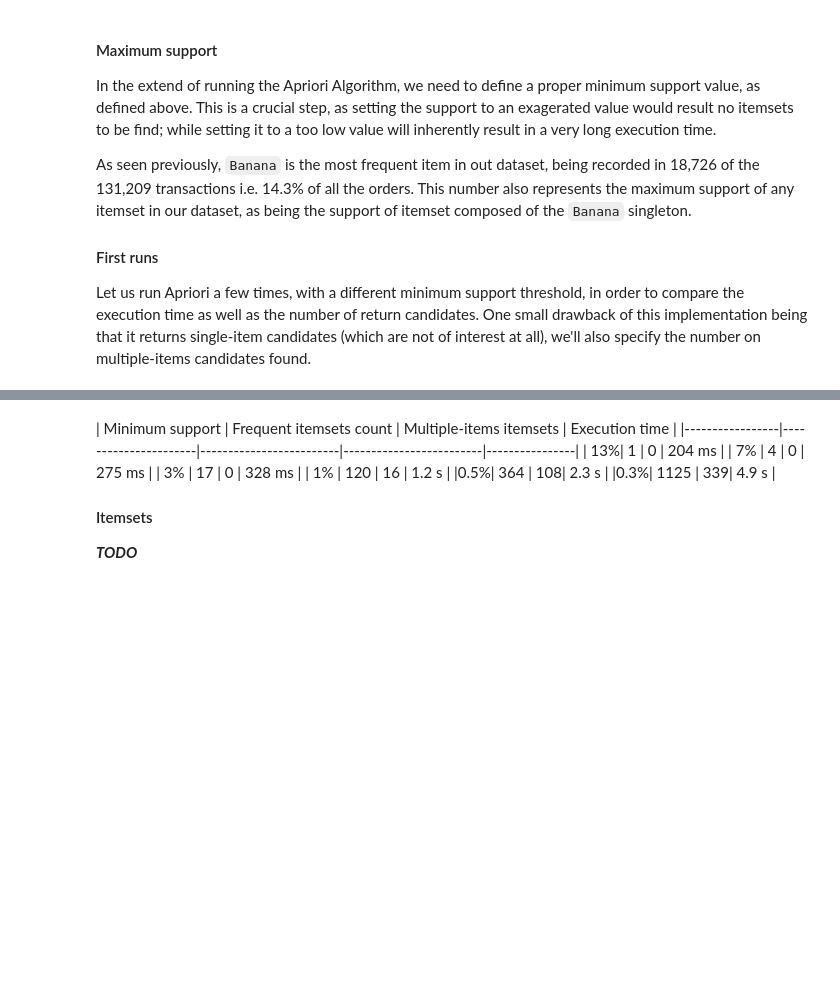
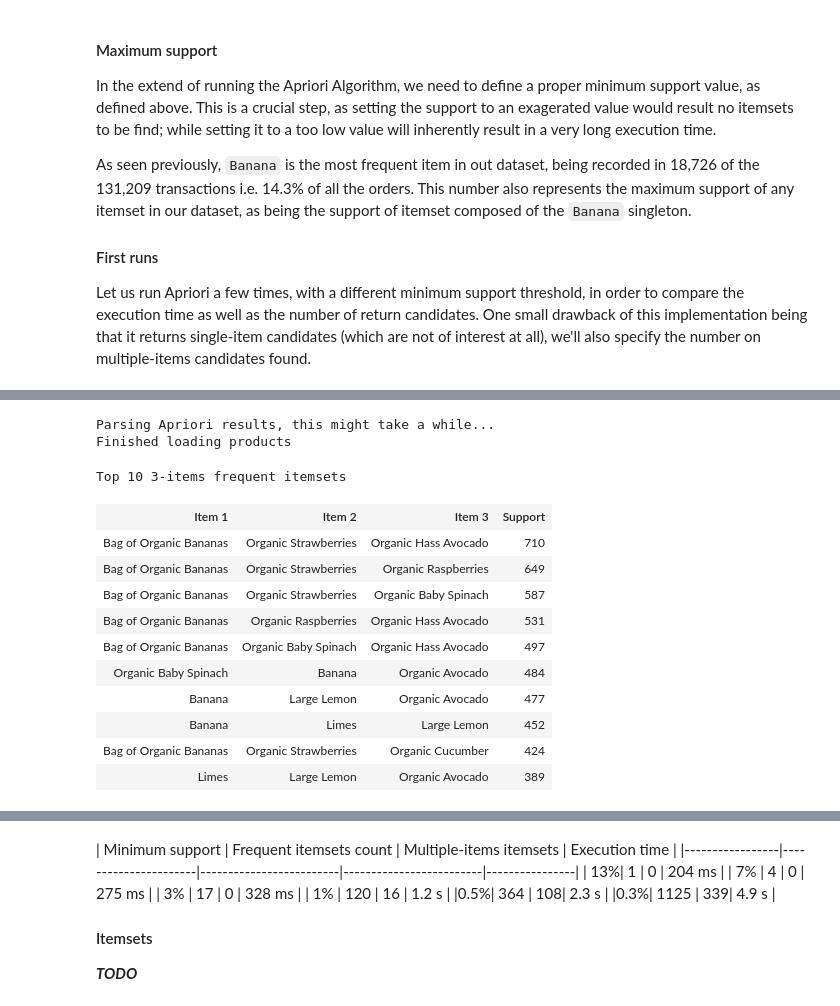
Before and after one commit to alexisfacques/Instacart-Basket-Data, a Jupyter notebook: notebook.ipynb, the cells around one changed output, grey strips where cells are left out. Drawn from its saved outputs; the diff is of its cells as text; code cells hidden in the pictures; blank space fills up the shorter version.

```diff
--- a/notebook.ipynb
+++ b/notebook.ipynb
@@ -396,11 +396,7 @@ Grouping the records by their `product_id` gives us the following results:
 Let us determine the most popular products, by joining the retrieved data with table `products.csv`:
 # %%
 import * as CSVParser from './dist/class/csv-parser.class.js';
-
-function join<T>( array: T[], initKey: keyof T, value: any, returnKey: keyof T): any {
-    let element: T = array.find((element: T) => element[initKey] == value );
-    return element[returnKey];
-}
+import * as join from './dist/function/join.function.js'
 
 function joinResultsAndShowPopular(): void {
     $$async$$ = true;
@@ -466,7 +462,7 @@ function joinResultsAndShowPopular(): void {
                 // Once a group is ready, pushing chart data to the proper array.
                 .subscribe( (group: Group<ProductOrder,string>) => {
                     chartData.push({
-                        name: join<Product>(products, 'product_id', group.id, 'product_name'),
+                        name: join.join<Product>(products, 'product_id', group.id, 'product_name'),
                         number: group.items.length
                     });
                 })
@@ -645 +785,69 @@ First two frequent itemsets:
+# %%
+import * as SPMF from './dist/class/spmf.class.js';
+import * as CSVParser from './dist/class/csv-parser.class.js';
+import * as join from './dist/function/join.function.js'
+
+function threeItemSets(): void {
+    $$async$$ = true;
+    console.log('Parsing Apriori results, this might take a while...');
+
+    // Loading the 'product.csv' table.
+    new CSVParser.CSVParser<Products>(`instacart_basket_data/products.csv`).loadAll()
+    .then( (products: Products[]) => {
+        console.log('Finished loading products');
+
+           // Our custom SPMF wrapper
+        new SPMF.SPMF('Apriori')
+        .loadResultsFromFile<ItemSet>('output/output_apriori_03.txt')
+        .subscribe((results: SPMFResults<ItemSet>) => {
+            let rows: string = results.output
+                // Only 2-item itemsets
+                .filter( (itemset: ItemSet) => itemset.items.length > 2 )
+                // Sorted, highest support first
+                .sort( (a: ItemSet, b: ItemSet) => b.support - a.support)
+                // Creating HTML Rows
+                .map( (itemset: ItemSet) => {
+                    let items: string[] = itemset.items.map( (id: string[])  => {
+                        return `<td>${join.join<Product>(products, 'product_id', id, 'product_name')}</td>`
+                    });
+
+                    return `<tr>${items.join('')}<td>${itemset.support}</td></tr>`;
+                })
+                // Only the 10 most frequent itemsets
+                .slice(0,10);
+
+            $$.html(`
+                <h3>Top 10 3-items frequent itemsets</h3>
+                <table style="width:100%">
+                  <tr>
+                    <th>Item 1</th>
+                    <th>Item 2</th>
+                    <th>Item 3</th>
+                    <th>Support</th>
+                  </tr>
+                  ${rows.join('')}
+                </table>
+            `);
+
+            $$done$$();
+        });
+    });
+}
+
+threeItemSets();
+# %% [output]
+Parsing Apriori results, this might take a while...
+Finished loading products
+Top 10 3-items frequent itemsets
+| Item 1 | Item 2 | Item 3 | Support |
+| Bag of Organic Bananas | Organic Strawberries | Organic Hass Avocado | 710 |
+| Bag of Organic Bananas | Organic Strawberries | Organic Raspberries | 649 |
+| Bag of Organic Bananas | Organic Strawberries | Organic Baby Spinach | 587 |
+| Bag of Organic Bananas | Organic Raspberries | Organic Hass Avocado | 531 |
+| Bag of Organic Bananas | Organic Baby Spinach | Organic Hass Avocado | 497 |
+| Organic Baby Spinach | Banana | Organic Avocado | 484 |
+| Banana | Large Lemon | Organic Avocado | 477 |
+| Banana | Limes | Large Lemon | 452 |
+| Bag of Organic Bananas | Organic Strawberries | Organic Cucumber | 424 |
+| Limes | Large Lemon | Organic Avocado | 389 |
 # %% [markdown]
```
Also changed, not shown: parts of 10 cells of this notebook, 10 other files.
